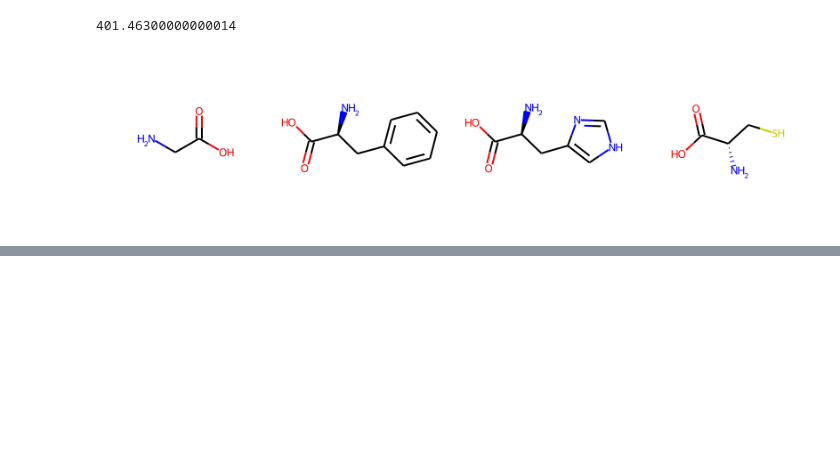
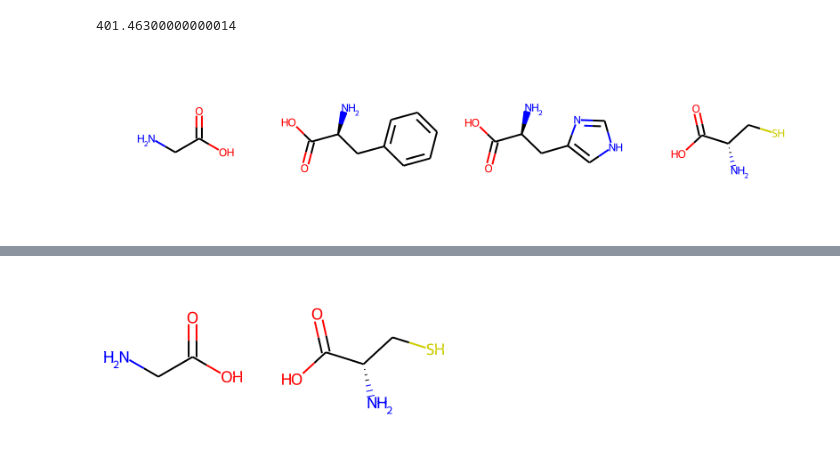
Before and after one commit to Ayona123/Drug_repurposing, a Jupyter notebook: RDKit.ipynb, the cells around one changed output, grey strips where cells are left out. Cells and saved outputs as stored; diff of their text form; code cells hidden in the pictures; blank space fills up the shorter version.

```diff
--- a/RDKit.ipynb
+++ b/RDKit.ipynb
@@ -41,0 +79,6 @@ img
+# %%
+cysteine = mol_list [3]
+img = Draw.MolsToGridImage ([glycine, cysteine], molsPerRow = 4)
+img
+# %% [output]
+[figure, added]
```
Also changed, not shown: parts of 5 cells of this notebook.
